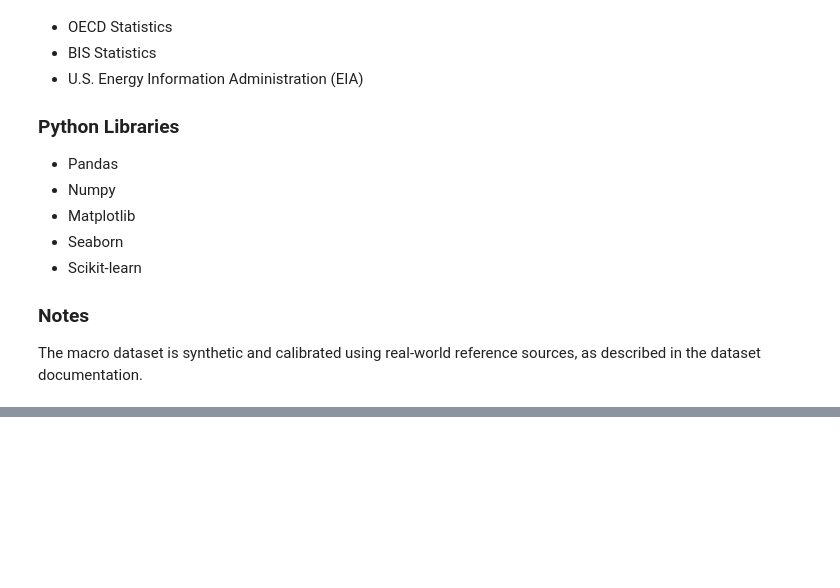
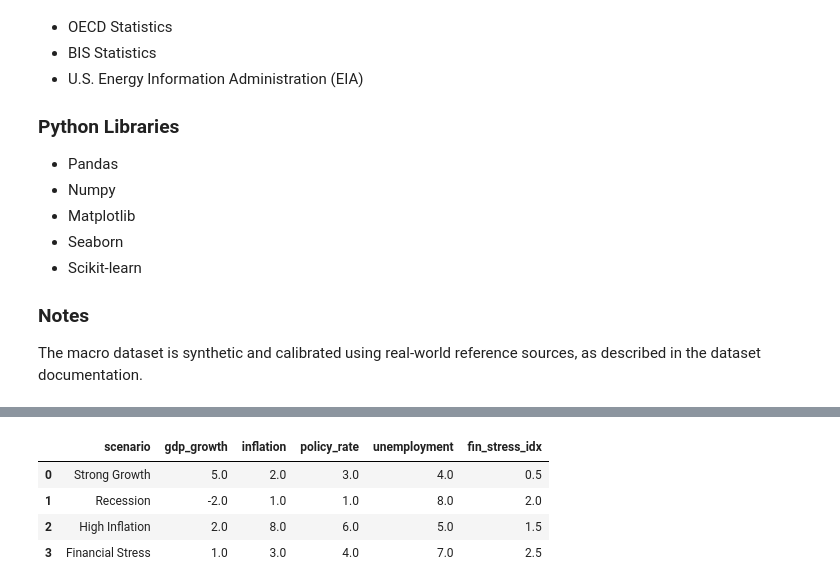
Before and after one commit to Wexwer/Macroeconomics-Indicators-Effect, a Jupyter notebook: Data Science/Exam-Project/Data Source/macroeconomic_indicators_effect_project.ipynb, the cells around one changed output, grey strips where cells are left out. Cells and saved outputs as stored; diff of their text form; code cells hidden in the pictures; blank space fills up the shorter version.

```diff
--- a/Data Science/Exam-Project/Data Source/macroeconomic_indicators_effect_project.ipynb
+++ b/Data Science/Exam-Project/Data Source/macroeconomic_indicators_effect_project.ipynb
@@ -1643,0 +1655,17 @@ The macro dataset is synthetic and calibrated using real-world reference sources
+# %%
+scenarios = pd.DataFrame({
+    "scenario": ["Strong Growth", "Recession", "High Inflation", "Financial Stress"],
+    "gdp_growth": [5.0, -2.0, 2.0, 1.0],
+    "inflation": [2.0, 1.0, 8.0, 3.0],
+    "policy_rate": [3.0, 1.0, 6.0, 4.0],
+    "unemployment": [4.0, 8.0, 5.0, 7.0],
+    "fin_stress_idx": [0.5, 2.0, 1.5, 2.5]
+})
+
+scenarios
+# %% [output]
+|  | scenario | gdp_growth | inflation | policy_rate | unemployment | fin_stress_idx |
+| 0 | Strong Growth | 5.0 | 2.0 | 3.0 | 4.0 | 0.5 |
+| 1 | Recession | -2.0 | 1.0 | 1.0 | 8.0 | 2.0 |
+| 2 | High Inflation | 2.0 | 8.0 | 6.0 | 5.0 | 1.5 |
+| 3 | Financial Stress | 1.0 | 3.0 | 4.0 | 7.0 | 2.5 |
```
Also changed, not shown: parts of 5 cells of this notebook.
